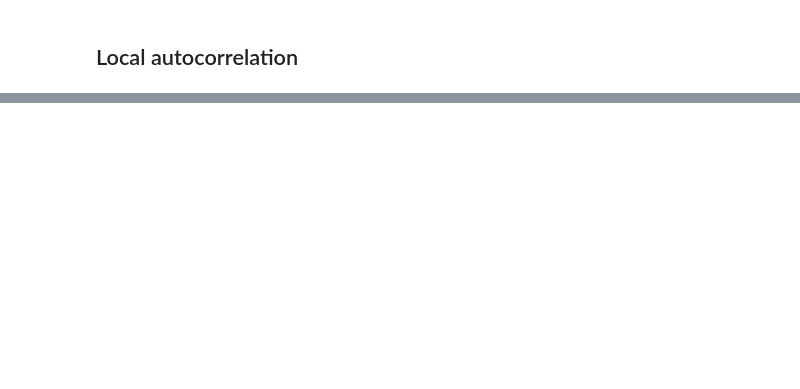
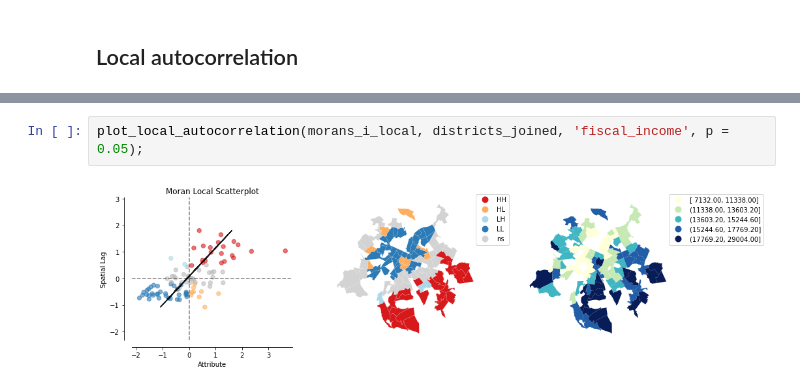
Before and after one commit to intro-to-geoprocessing/week9-lab, a Jupyter notebook: 01-spatial-weights.ipynb, the cells around one changed output, grey strips where cells are left out. Drawn from its saved outputs; the diff is of its cells as text; blank space fills up the shorter version.

```diff
--- a/01-spatial-weights.ipynb
+++ b/01-spatial-weights.ipynb
@@ -50,0 +113,4 @@ chart.mark_point().encode(
+# %%
+plot_local_autocorrelation(morans_i_local, districts_joined, 'fiscal_income', p = 0.05);
+# %% [output]
+[figure, added]
```
Also changed, not shown: parts of 10 cells of this notebook.
